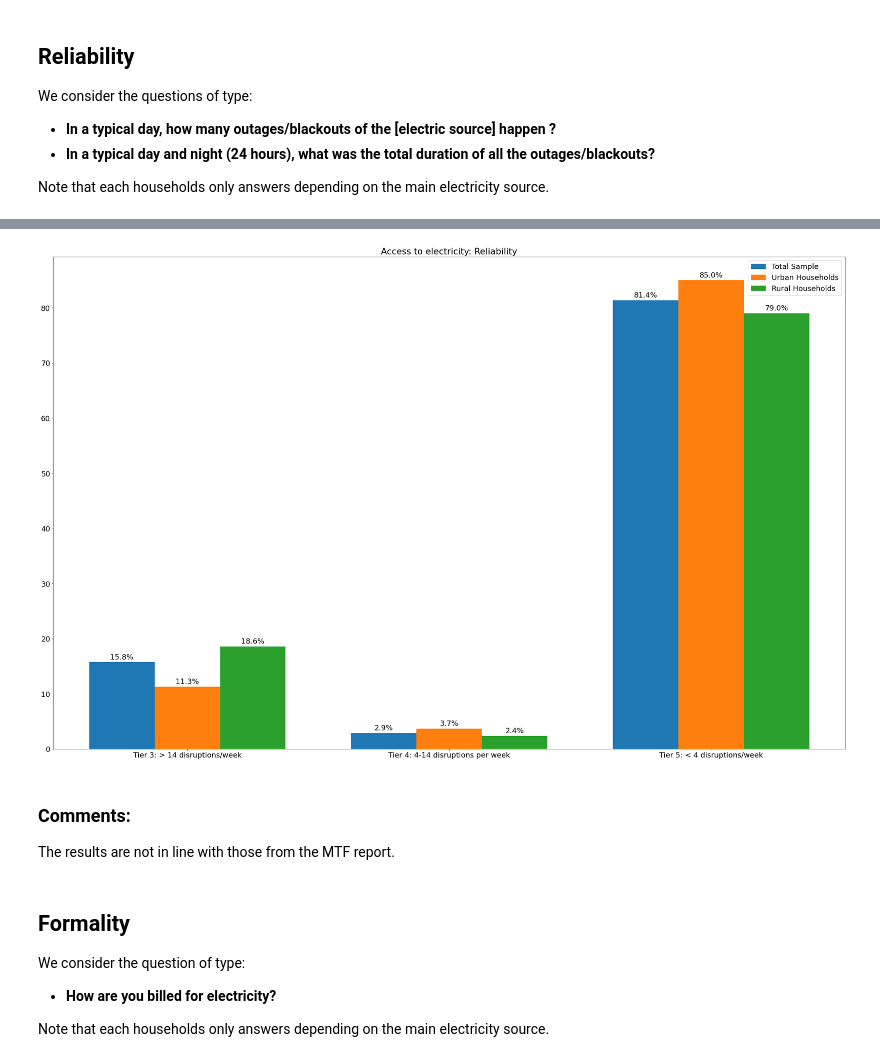
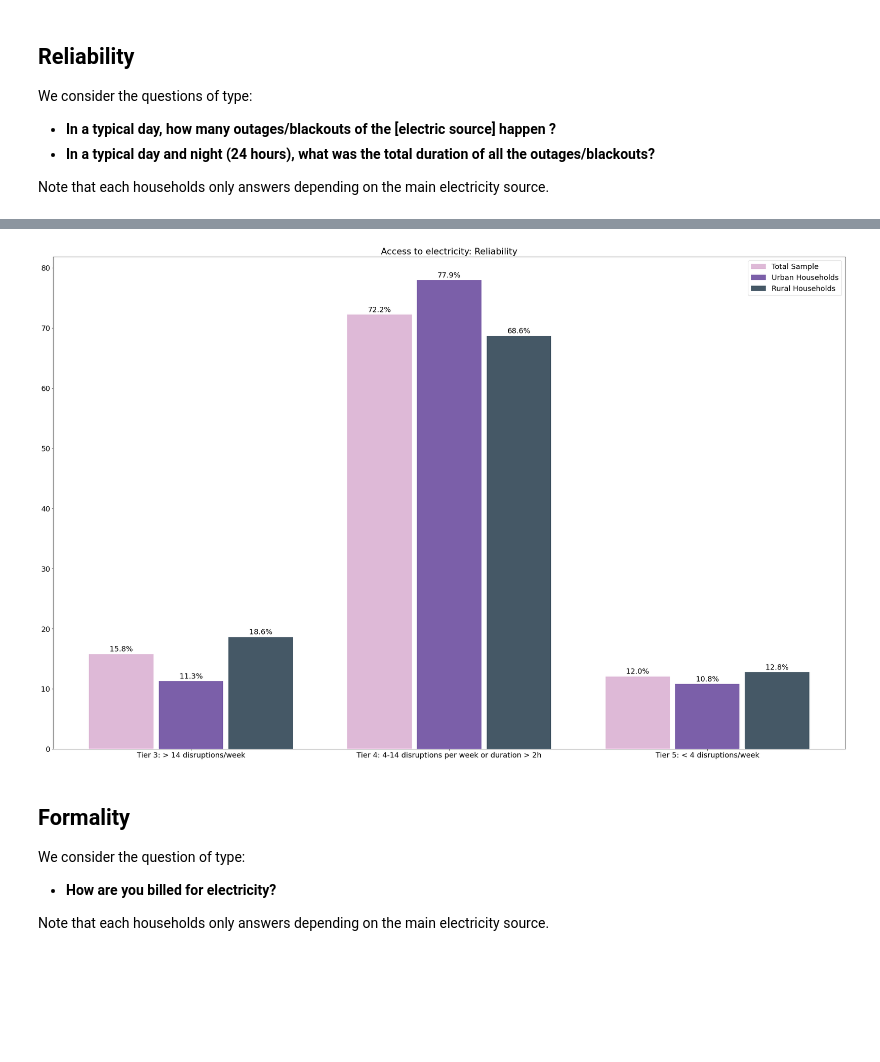
Before and after one commit to alfonsocaiazzo/esmap-mtf-data, a Jupyter notebook: mtf-book/rwanda/mtf_electricity.ipynb, the cells around one changed output, grey strips where cells are left out. Saved outputs shown, nothing was run; the diff lists cells and outputs as text; code cells hidden in the pictures; blank space fills up the shorter version.

```diff
--- a/mtf-book/rwanda/mtf_electricity.ipynb
+++ b/mtf-book/rwanda/mtf_electricity.ipynb
@@ -187,4 +182,5 @@ for index,row in main.iterrows():
 main['E_Safety'] = E_safety_tier
 main['E_Availability_day'] = E_Availability_tier_daily
 main['E_Availability_night'] = E_Availability_tier_evening
+main['E_Availability'] = min(E_Availability_tier_daily,E_Availability_tier_evening)
 # %%
@@ -248,16 +240,13 @@ Note that each households only answers depending on the main electricity source.
 
 question_reliability = {
     "National Grid":
-        {'number_of_occ':"C29b_how many outages/blackouts of the grid happen (Typical Months)",
+        {'outages':"C29b_how many outages/blackouts of the grid happen (Typical Months)",
          'duration': "C30b_what was the total duration of all the outages/blackouts (Typical Months)"},
 
     "Local Mini Grid":
-        {'number_of_occ':"C71b_outages/blackouts of the mini-grid (Typical Months)",
+        {'outages':"C71b_outages/blackouts of the mini-grid (Typical Months)",
          'duration': "C72b_total duration of all the outages/blackouts (Typical Months)"},
 
-    "Household based company":
-        {'number_of_occ':"T18_outages/blackouts does the enterprise experience",
-         'duration': "T19_what was the total duration of all the outages/blackouts"}
 }
 # %%
 E_Reliability_tier = []
@@ -315,14 +294,9 @@ Name: E_Reliability, Length: 3295, dtype: float64
 # %%
-df = main
-labels = ['Tier 3: > 14 disruptions/week', 'Tier 4: 4-14 disruptions per week', 'Tier 5: < 4 disruptions/week' ]
-values = [3,4,5]
-plot_tier_distribution(df,'E_Reliability',values,labels,title='Access to electricity: Reliability')
+plot_tier_distribution(main,'E_Reliability',values= [3,4,5],
+                       labels=['Tier 3: > 14 disruptions/week', 'Tier 4: 4-14 disruptions per week or duration > 2h', 'Tier 5: < 4 disruptions/week' ],
+                       title='Access to electricity: Reliability')
 # %% [output]
-[figure, old version]
+[figure, new version]
-# %% [markdown]
-### Comments:
-
-The results are not in line with those from the MTF report.
 # %% [markdown]
 ## Formality
 
```
Also changed, not shown: parts of 11 cells of this notebook, 2 other files.
